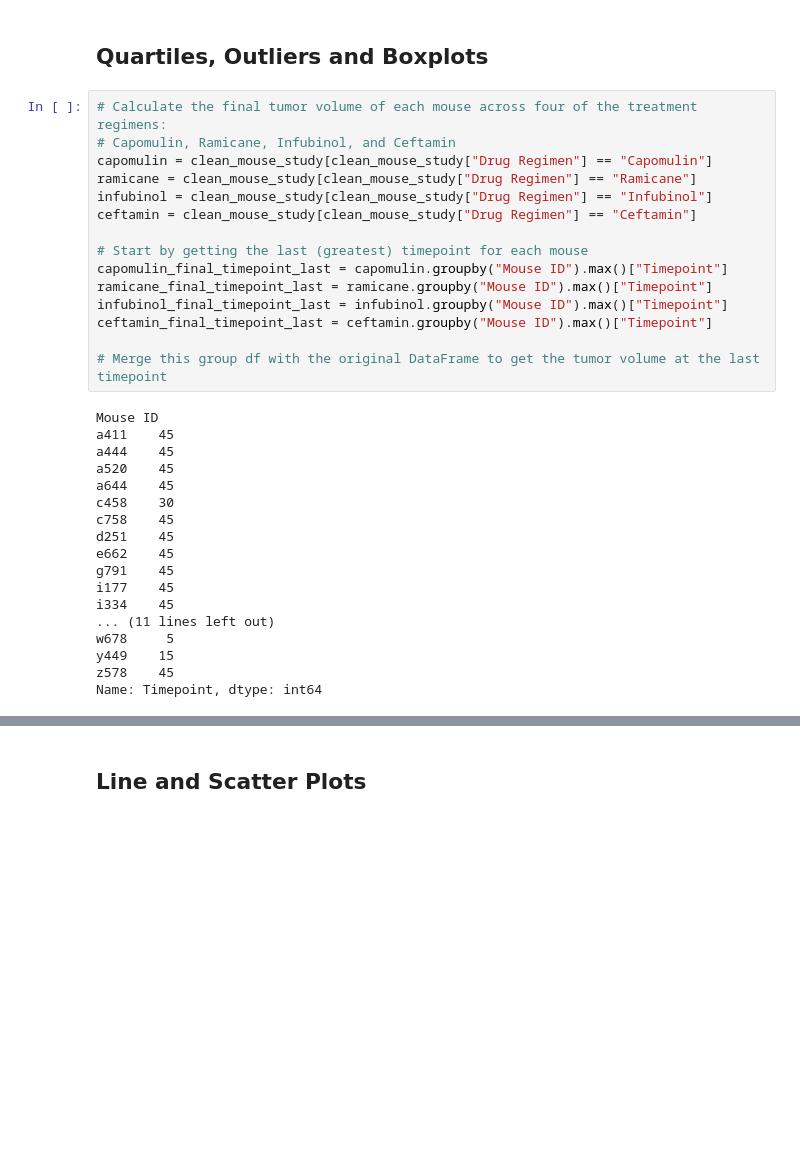
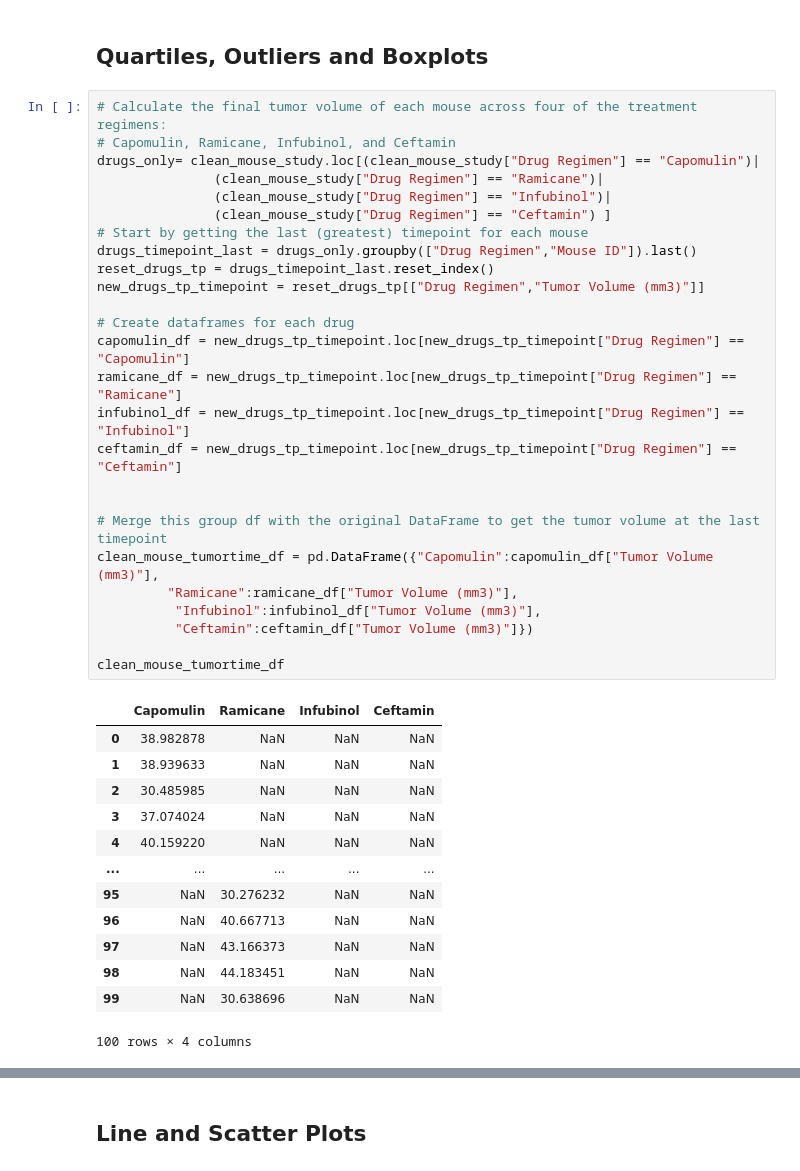
Before and after one commit to Momocat10/Matplotlib_challenge, a Jupyter notebook: Pymaceuticals/pymaceuticals_starter.ipynb, the cells around one changed output, grey strips where cells are left out. Drawn from its saved outputs; the diff is of its cells as text; blank space fills up the shorter version.

```diff
--- a/Pymaceuticals/pymaceuticals_starter.ipynb
+++ b/Pymaceuticals/pymaceuticals_starter.ipynb
@@ -209,35 +210,42 @@ plt.show
 # %%
 # Calculate the final tumor volume of each mouse across four of the treatment regimens:
 # Capomulin, Ramicane, Infubinol, and Ceftamin
-capomulin = clean_mouse_study[clean_mouse_study["Drug Regimen"] == "Capomulin"]
-ramicane = clean_mouse_study[clean_mouse_study["Drug Regimen"] == "Ramicane"]
-infubinol = clean_mouse_study[clean_mouse_study["Drug Regimen"] == "Infubinol"]
-ceftamin = clean_mouse_study[clean_mouse_study["Drug Regimen"] == "Ceftamin"]
+drugs_only= clean_mouse_study.loc[(clean_mouse_study["Drug Regimen"] == "Capomulin")|
+               (clean_mouse_study["Drug Regimen"] == "Ramicane")|
+               (clean_mouse_study["Drug Regimen"] == "Infubinol")|
+               (clean_mouse_study["Drug Regimen"] == "Ceftamin") ]
+# Start by getting the last (greatest) timepoint for each mouse
+drugs_timepoint_last = drugs_only.groupby(["Drug Regimen","Mouse ID"]).last()
+reset_drugs_tp = drugs_timepoint_last.reset_index()
+new_drugs_tp_timepoint = reset_drugs_tp[["Drug Regimen","Tumor Volume (mm3)"]]
 
-# Start by getting the last (greatest) timepoint for each mouse
-capomulin_final_timepoint_last = capomulin.groupby("Mouse ID").max()["Timepoint"]
-ramicane_final_timepoint_last = ramicane.groupby("Mouse ID").max()["Timepoint"]
-infubinol_final_timepoint_last = infubinol.groupby("Mouse ID").max()["Timepoint"]
-ceftamin_final_timepoint_last = ceftamin.groupby("Mouse ID").max()["Timepoint"]
+# Create dataframes for each drug
+capomulin_df = new_drugs_tp_timepoint.loc[new_drugs_tp_timepoint["Drug Regimen"] == "Capomulin"]
+ramicane_df = new_drugs_tp_timepoint.loc[new_drugs_tp_timepoint["Drug Regimen"] == "Ramicane"]
+infubinol_df = new_drugs_tp_timepoint.loc[new_drugs_tp_timepoint["Drug Regimen"] == "Infubinol"]
+ceftamin_df = new_drugs_tp_timepoint.loc[new_drugs_tp_timepoint["Drug Regimen"] == "Ceftamin"]
+
 
 # Merge this group df with the original DataFrame to get the tumor volume at the last timepoint
+clean_mouse_tumortime_df = pd.DataFrame({"Capomulin":capomulin_df["Tumor Volume (mm3)"],
+         "Ramicane":ramicane_df["Tumor Volume (mm3)"],
+          "Infubinol":infubinol_df["Tumor Volume (mm3)"],
+          "Ceftamin":ceftamin_df["Tumor Volume (mm3)"]})
+
+clean_mouse_tumortime_df
 # %% [output]
+|  | Capomulin | Ramicane | Infubinol | Ceftamin |
+| 0 | 38.982878 | NaN | NaN | NaN |
+| 1 | 38.939633 | NaN | NaN | NaN |
+| 2 | 30.485985 | NaN | NaN | NaN |
+| 3 | 37.074024 | NaN | NaN | NaN |
+| 4 | 40.159220 | NaN | NaN | NaN |
+| ... | ... | ... | ... | ... |
+| 95 | NaN | 30.276232 | NaN | NaN |
+| 96 | NaN | 40.667713 | NaN | NaN |
+| 97 | NaN | 43.166373 | NaN | NaN |
+| 98 | NaN | 44.183451 | NaN | NaN |
+| 99 | NaN | 30.638696 | NaN | NaN |
-Mouse ID
-a411    45
-a444    45
-a520    45
-a644    45
-c458    30
-c758    45
-d251    45
-e662    45
-g791    45
-i177    45
-i334    45
-... (11 lines left out)
-w678     5
-y449    15
-z578    45
-Name: Timepoint, dtype: int64
+100 rows × 4 columns
 # %%
 # Put treatments into a list for for loop (and later for plot labels)
```
Also changed, not shown: parts of 8 cells of this notebook, 1 other file.
